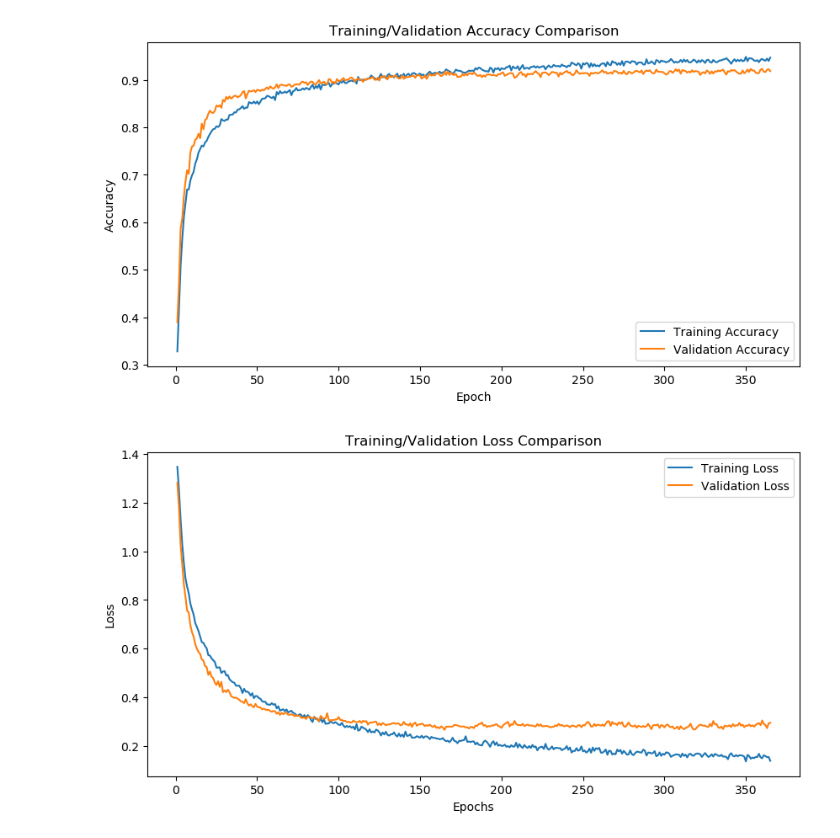
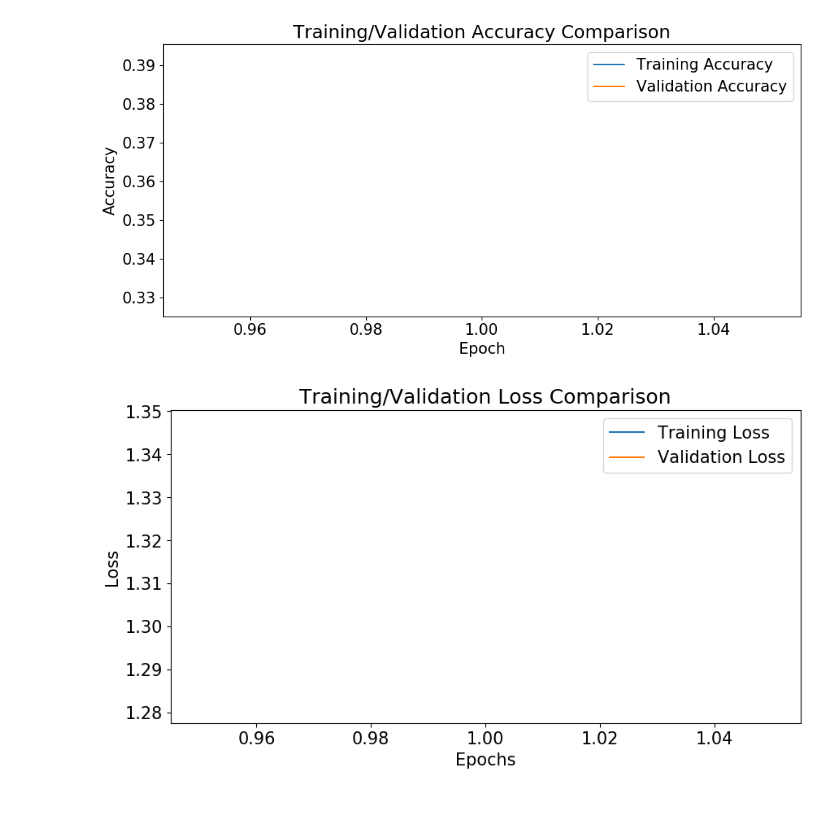
Before and after one commit to pedromiglou/MRSI_Thesis_Action_Anticipation, a Jupyter notebook: model_training/points_conv_1d.ipynb, the cells around one changed output. Drawn from its saved outputs; the diff is of its cells as text; code cells hidden in the pictures; blank space fills up the shorter version.

Commit message:
model training refactoring

```diff
--- a/model_training/points_conv_1d.ipynb
+++ b/model_training/points_conv_1d.ipynb
@@ -82,7 +82,7 @@ results = model.fit(
     x_train,
     y_train,
     validation_data=(x_val,y_val),
-    epochs=10000,
+    epochs=1,
     batch_size=128,
     callbacks=callbacks,
 )
@@ -130,15 +130,15 @@ _________________________________________________________________
 # %%
 plot_accuracy_comparison([results.history["sparse_categorical_accuracy"], results.history["val_sparse_categorical_accuracy"]],
                         "Training/Validation Accuracy Comparison",
-                        ["Training Accuracy", "Validation Accuracy"])
+                        ["Training Accuracy", "Validation Accuracy"], save_path="./accuracy_comparison.svg")
 # %% [output]
-[figure, old version]
+[figure, new version]
 # %%
 plot_loss_comparison([results.history["loss"], results.history["val_loss"]],
                      "Training/Validation Loss Comparison",
                      ["Training Loss", "Validation Loss"])
 # %% [output]
-[figure, old version]
+[figure, new version]
 # %%
 y_pred=np.argmax(model.predict(x_test), axis=-1)
 print(classification_report(y_pred,y_test))
```
Also changed, not shown: parts of 11 cells of this notebook, 25 other files.
